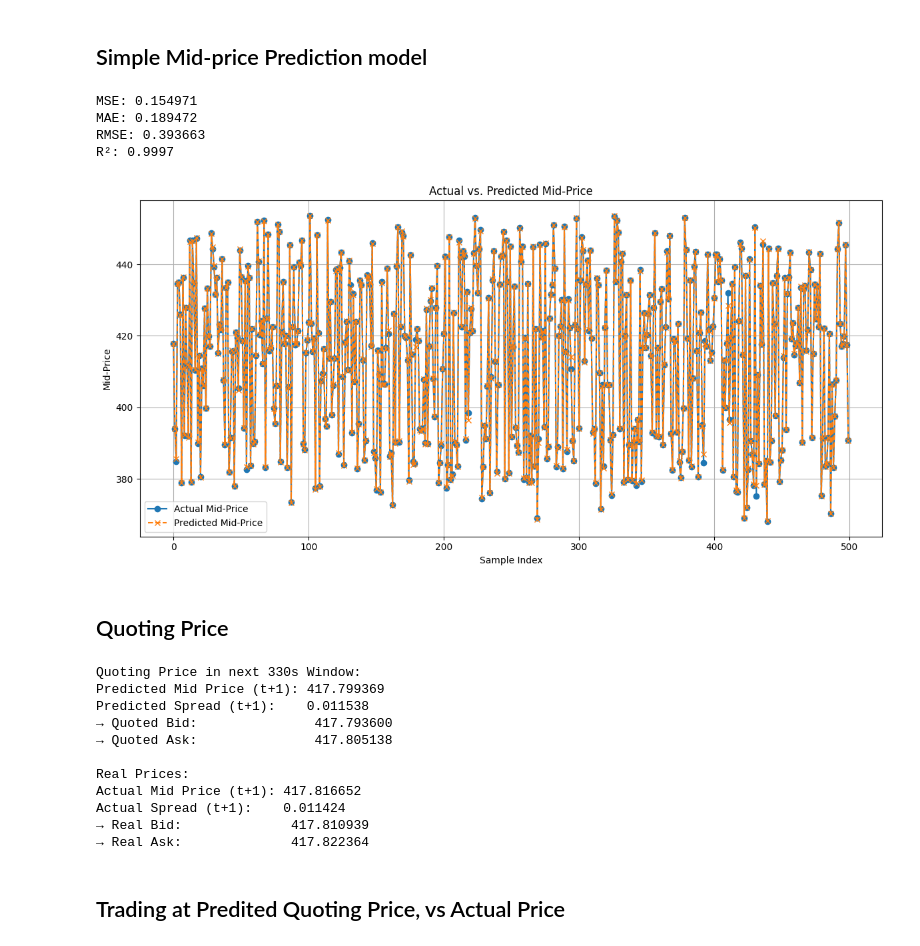
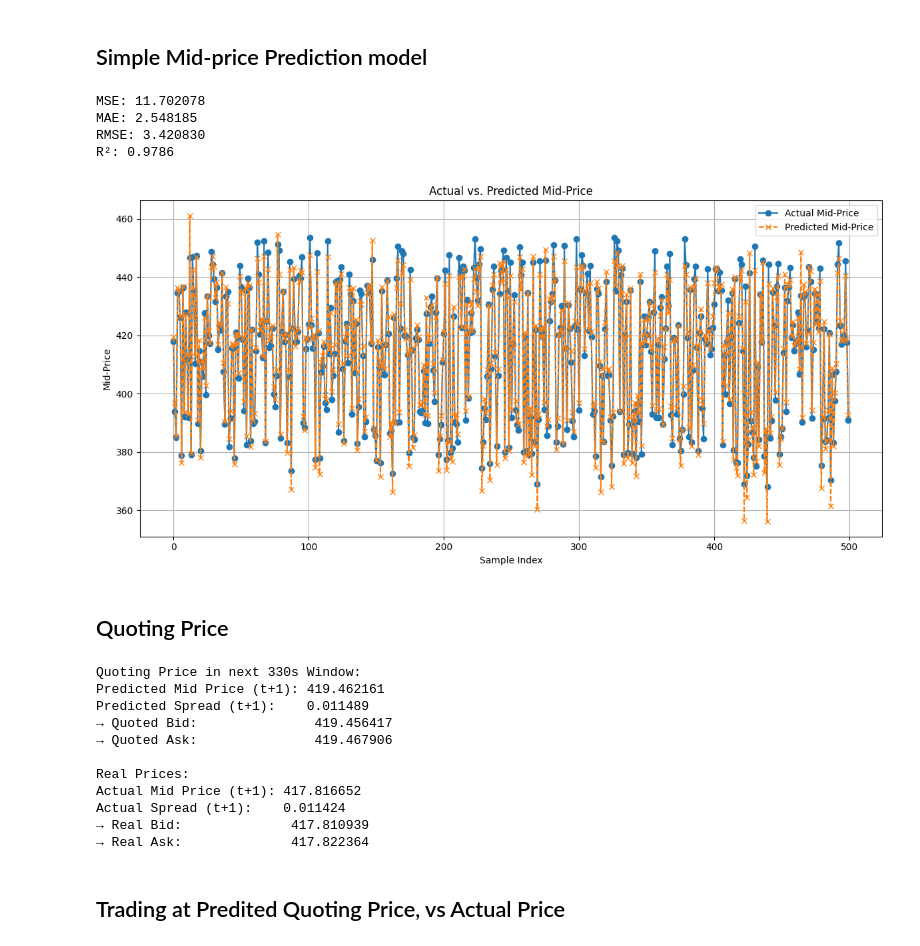
Before and after one commit to mofrui/volatility-analysis, a Jupyter notebook: report_withpipeline2.ipynb, the cells around one changed output. Cells and saved outputs as stored; diff of their text form; code cells hidden in the pictures.

Commit message:
updated bas model

```diff
--- a/report_withpipeline2.ipynb
+++ b/report_withpipeline2.ipynb
@@ -516,8 +524,8 @@ import joblib
 from tensorflow.keras.models import load_model
 
 # --- Load model and scaler ---
-model = load_model("out/lstm/advanced.h5", custom_objects={"mse": "mse"})
-scaler = joblib.load("out/lstm/advanced_scalers.pkl")
+model = load_model("out/lstm/moe_full.h5", custom_objects={"mse": "mse"})
+scaler = joblib.load("out/lstm/moe_scalers.pkl")
 x_scaler = scaler["x_scaler"]
 
 # --- Define features used by LSTM ---
@@ -526,7 +534,7 @@ basic_features = ["wap", "spread_pct", "imbalance",
                   "rolling_std_logret", "spread_zscore", "volume_imbalance"]
 
 # --- Group by time_id and bucket into 330s chunks ---
-subset_snapshot_df["bucket_id_330xs"] = subset_snapshot_df["seconds_in_bucket"] // 330
+subset_snapshot_df["bucket_id_330s"] = subset_snapshot_df["seconds_in_bucket"] // 330
 
 # Collect predictions
 predictions = []
@@ -868,7 +879,7 @@ model_df = feature_engineered_df.dropna(subset=['mid_price', 'wap', 'spread_pct'
 # Define features and target
 features = [
     'spread_pct', 'imbalance', 'depth_ratio',
-    'bid_ask_spread', 'mid_price',
+    'bid_ask_spread',
     'realized_volatility'
 ]
 X = model_df[features]
@@ -882,38 +893,38 @@ model = LinearRegression()
 model.fit(X_train, y_train)
 
 # Predict mid-price on test set
 y_pred = model.predict(X_test)
 
 joblib.dump(model, "mid_price_model.pkl")
 
 # Evaluation
 mse = mean_squared_error(y_test, y_pred)
 mae = mean_absolute_error(y_test, y_pred)
 rmse = np.sqrt(mse)
 r2 = r2_score(y_test, y_pred)
 
 print(f"MSE: {mse:.6f}")
 print(f"MAE: {mae:.6f}")
 print(f"RMSE: {rmse:.6f}")
 print(f"R²: {r2:.4f}")
 
 # Plot results
 plt.figure(figsize=(12, 6))
 plt.plot(y_test.values[:500], label='Actual Mid-Price', marker='o')
 plt.plot(y_pred[:500], label='Predicted Mid-Price', marker='x', linestyle='--')
 plt.title("Actual vs. Predicted Mid-Price")
 plt.xlabel("Sample Index")
 plt.ylabel("Mid-Price")
 plt.legend()
 plt.grid(True)
 plt.tight_layout()
 plt.show()
 # %% [output]
-MSE: 0.154971
-MAE: 0.189472
-RMSE: 0.393663
-R²: 0.9997
+MSE: 11.702078
+MAE: 2.548185
+RMSE: 3.420830
+R²: 0.9786
-[figure, old version]
+[figure, new version]
 # %% [markdown]
 ## Quoting Price
 # %%
@@ -924,7 +935,7 @@ import joblib
 # Features for each model
 mid_price_features = [
     'spread_pct', 'imbalance', 'depth_ratio',
-    'bid_ask_spread', 'mid_price',
+    'bid_ask_spread',
     'realized_volatility'
 ]
 
@@ -979,10 +990,10 @@ if next_index in feature_engineered_df.index:
     print(f"→ Real Ask:              {real_ask:.6f}")
 # %% [output]
 Quoting Price in next 330s Window:
-Predicted Mid Price (t+1): 417.799369
-Predicted Spread (t+1):    0.011538
-→ Quoted Bid:               417.793600
-→ Quoted Ask:               417.805138
+Predicted Mid Price (t+1): 419.462161
+Predicted Spread (t+1):    0.011489
+→ Quoted Bid:               419.456417
+→ Quoted Ask:               419.467906
 
 Real Prices:
 Actual Mid Price (t+1): 417.816652
```
Also changed, not shown: parts of 14 cells of this notebook, 2 other files.
